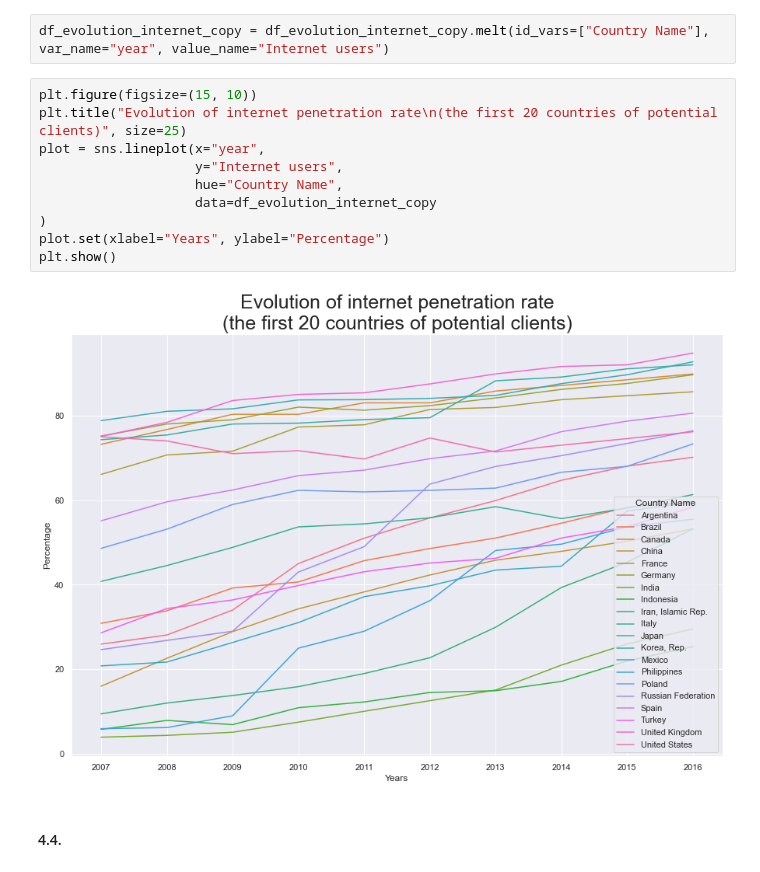
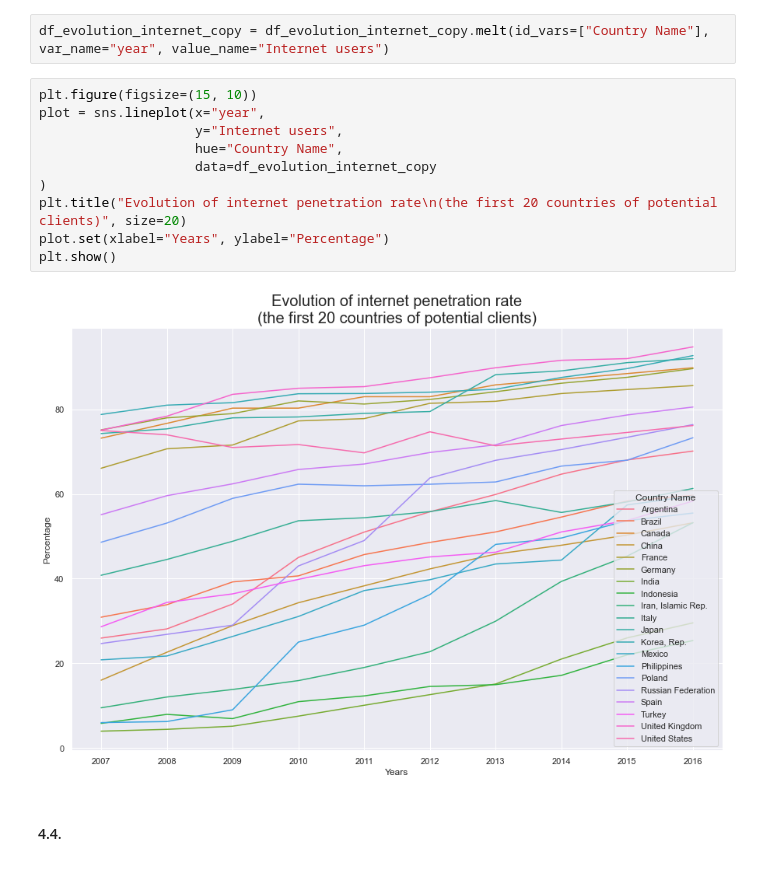
Before and after one commit to samirhinojosa/OC-P2-education-statistics, a Jupyter notebook: notebook.ipynb, the cells around one changed output. Drawn from its saved outputs; the diff is of its cells as text.

```diff
--- a/notebook.ipynb
+++ b/notebook.ipynb
@@ -1367,16 +1367,16 @@ df_evolution_internet_copy.head(3)
 df_evolution_internet_copy = df_evolution_internet_copy.melt(id_vars=["Country Name"], var_name="year", value_name="Internet users")
 # %%
 plt.figure(figsize=(15, 10))
-plt.title("Evolution of internet penetration rate\n(the first 20 countries of potential clients)", size=25)
 plot = sns.lineplot(x="year",
                     y="Internet users",
                     hue="Country Name",
                     data=df_evolution_internet_copy
 )
+plt.title("Evolution of internet penetration rate\n(the first 20 countries of potential clients)", size=20)
 plot.set(xlabel="Years", ylabel="Percentage")
 plt.show()
 # %% [output]
-[figure, old version]
+[figure, new version]
 # %% [markdown]
 #### 4.4.
 # %% [markdown]
```
Also changed, not shown: parts of 26 cells of this notebook.
